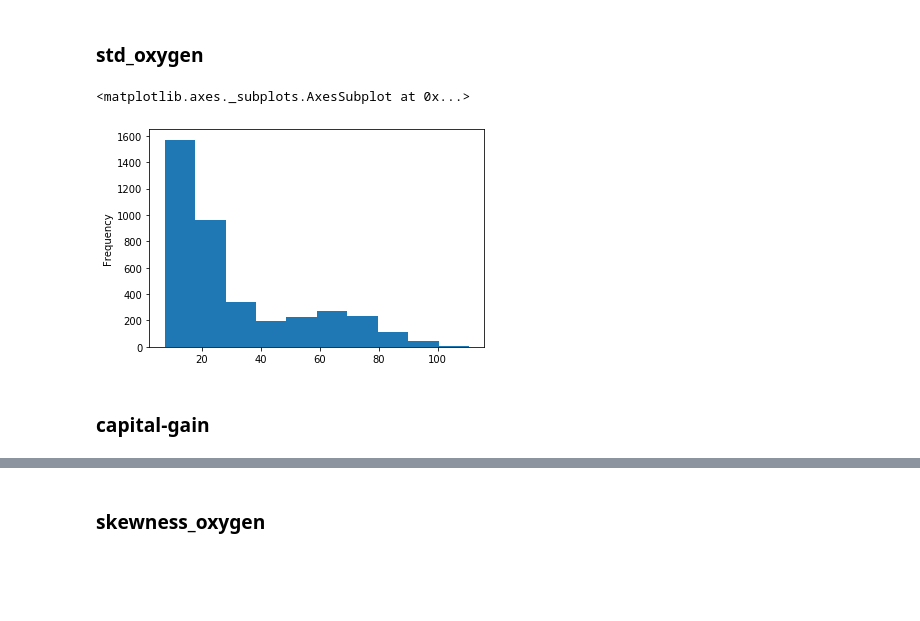
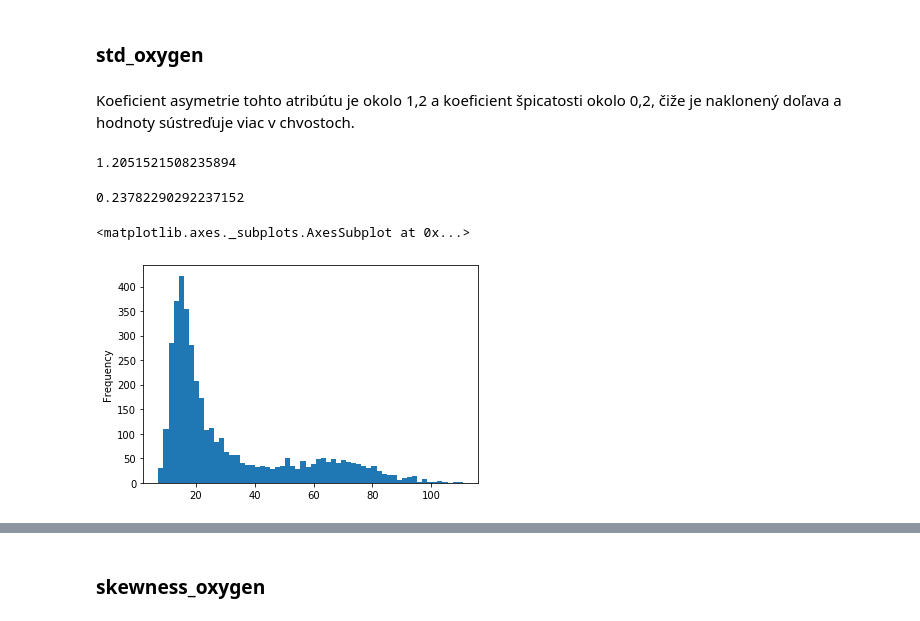
Before and after one commit to xheban/IAU-projekt, a Jupyter notebook: Projekt.ipynb, the cells around one changed output, grey strips where cells are left out. Saved outputs shown, nothing was run; the diff lists cells and outputs as text; code cells hidden in the pictures; blank space fills up the shorter version.

```diff
--- a/Projekt.ipynb
+++ b/Projekt.ipynb
@@ -404,9 +433,17 @@ other_train["mean_glucose"].plot.hist()
 # %% [markdown]
 ### std_oxygen
+# %% [markdown]
+Koeficient asymetrie tohto atribútu je okolo 1,2 a koeficient špicatosti okolo 0,2, čiže je naklonený doľava a hodnoty sústreďuje viac v chvostoch.
+# %%
+other_train["std_oxygen"].skew()
+# %% [output]
+1.2051521508235894
+# %%
+other_train["std_oxygen"].kurtosis()
+# %% [output]
+0.23782290292237152
 # %%
-other_train["std_oxygen"].plot.hist()
+other_train["std_oxygen"].plot.hist(bins=60)
 # %% [output]
 <matplotlib.axes._subplots.AxesSubplot at 0x...>
-[figure, old version]
+[figure, new version]
-# %% [markdown]
-### capital-gain
```
Also changed, not shown: parts of 98 cells of this notebook.
